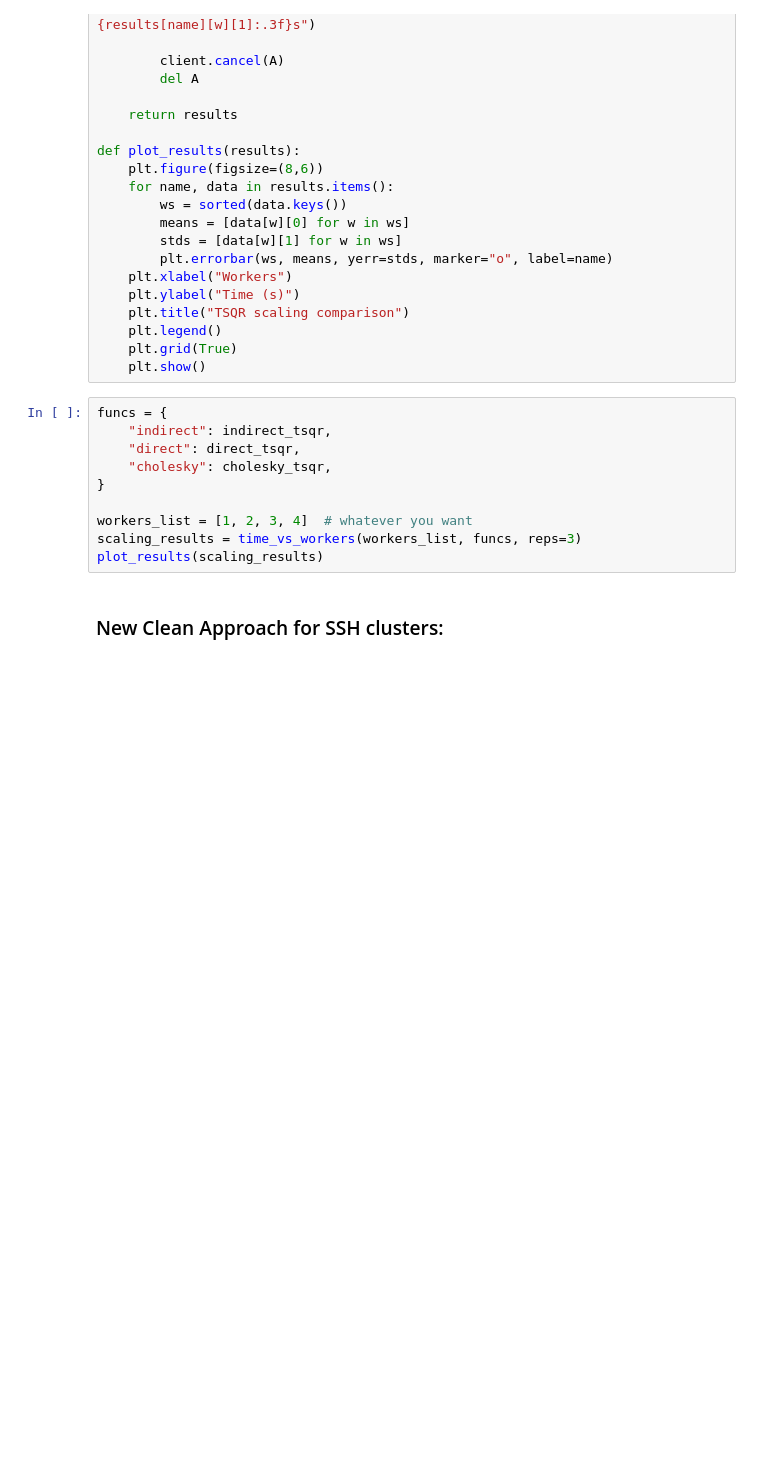
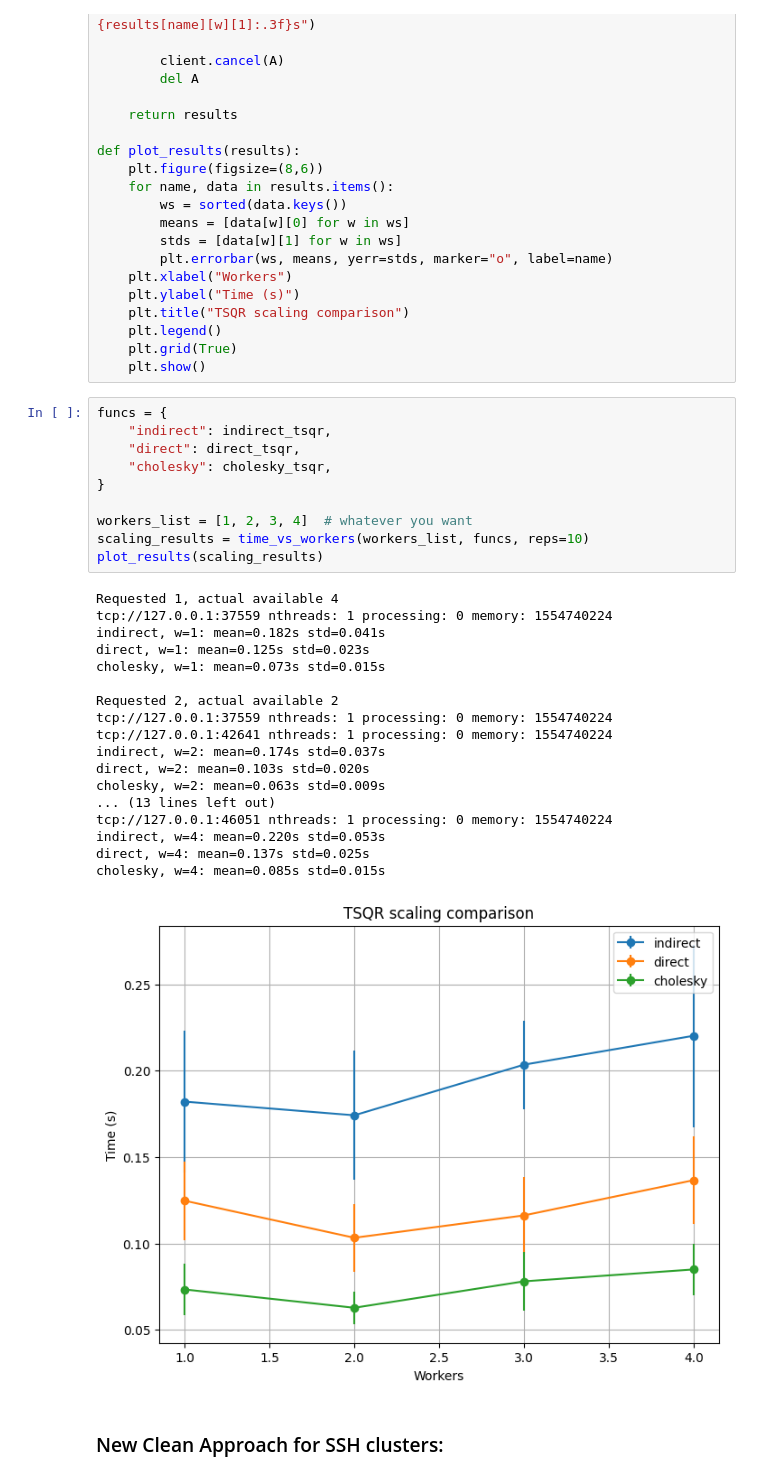
Before and after one commit to AlessandroMiotto/MAPD_project, a Jupyter notebook: benchmark_workers.ipynb, the cells around one changed output. Cells and saved outputs as stored; diff of their text form; blank space fills up the shorter version.

Commit message:
workers, local benchmarking plot added

```diff
--- a/benchmark_workers.ipynb
+++ b/benchmark_workers.ipynb
@@ -247,13 +136,32 @@ def plot_results(results):
 # %%
 funcs = {
     "indirect": indirect_tsqr,
     "direct": direct_tsqr,
     "cholesky": cholesky_tsqr,
 }
 
 workers_list = [1, 2, 3, 4]  # whatever you want
-scaling_results = time_vs_workers(workers_list, funcs, reps=3)
+scaling_results = time_vs_workers(workers_list, funcs, reps=10)
 plot_results(scaling_results)
+# %% [output]
+Requested 1, actual available 4
+tcp://127.0.0.1:37559 nthreads: 1 processing: 0 memory: 1554740224
+indirect, w=1: mean=0.182s std=0.041s
+direct, w=1: mean=0.125s std=0.023s
+cholesky, w=1: mean=0.073s std=0.015s
+
+Requested 2, actual available 2
+tcp://127.0.0.1:37559 nthreads: 1 processing: 0 memory: 1554740224
+tcp://127.0.0.1:42641 nthreads: 1 processing: 0 memory: 1554740224
+indirect, w=2: mean=0.174s std=0.037s
+direct, w=2: mean=0.103s std=0.020s
+cholesky, w=2: mean=0.063s std=0.009s
+... (13 lines left out)
+tcp://127.0.0.1:46051 nthreads: 1 processing: 0 memory: 1554740224
+indirect, w=4: mean=0.220s std=0.053s
+direct, w=4: mean=0.137s std=0.025s
+cholesky, w=4: mean=0.085s std=0.015s
+[figure, added]
 # %% [markdown]
 ### New Clean Approach for SSH clusters:
 # %%
```
Also changed, not shown: parts of 4 cells of this notebook.
